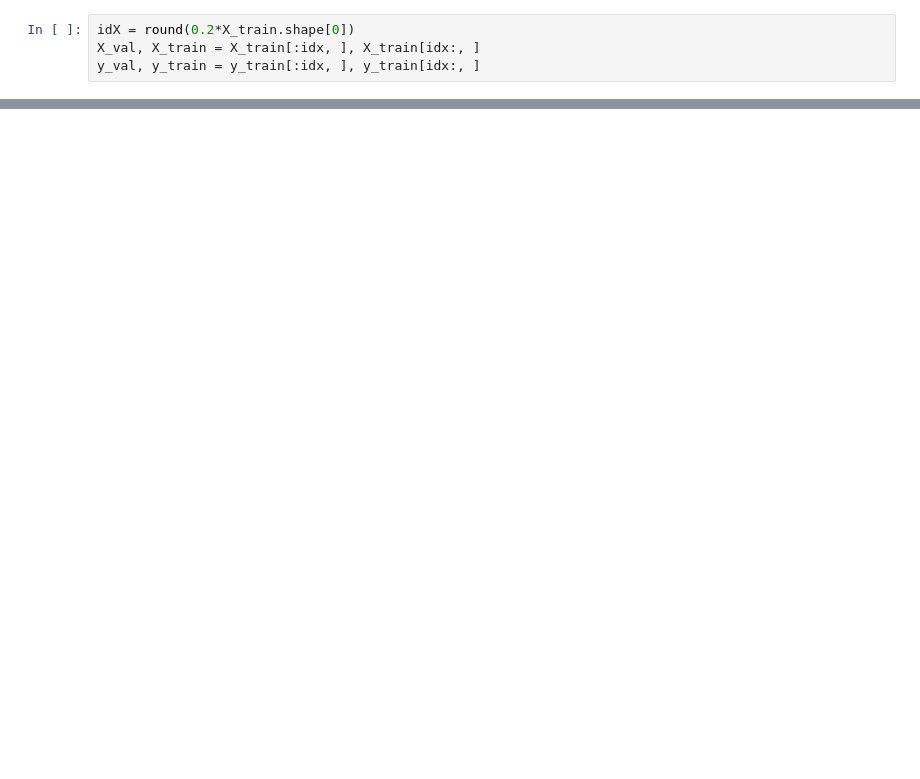
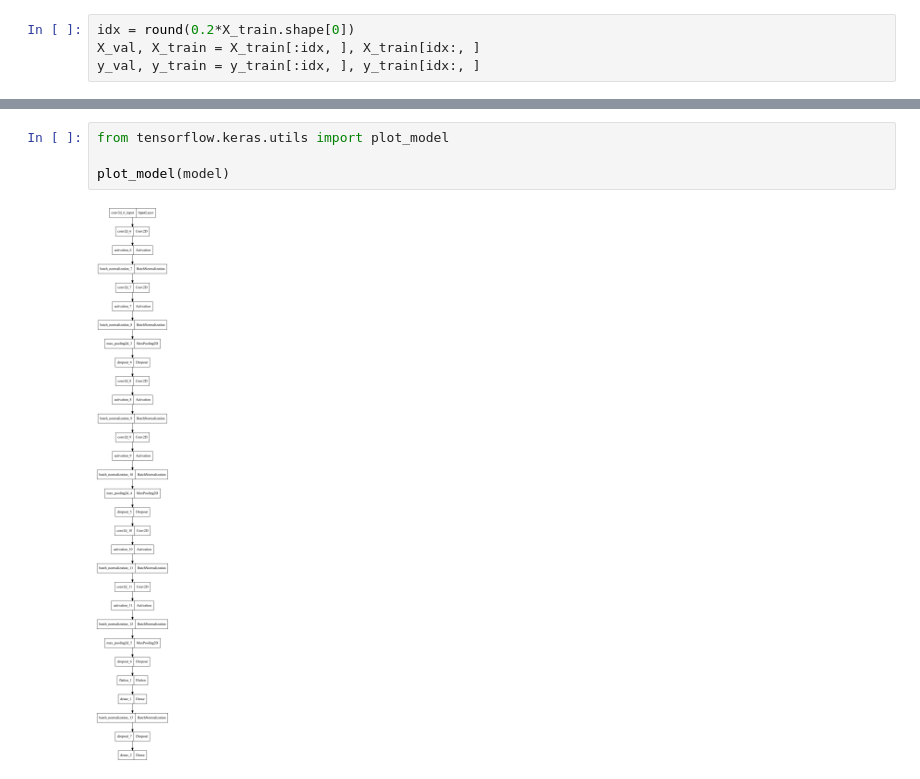
Before and after one commit to PatrickSVM/CIFAR10-Image-Classification-with-CNN, a Jupyter notebook: CIFAR10-Classification.ipynb, the cells around one changed output, grey strips where cells are left out. Cells and saved outputs as stored; diff of their text form; blank space fills up the shorter version.

```diff
--- a/CIFAR10-Classification.ipynb
+++ b/CIFAR10-Classification.ipynb
@@ -144,4 +122,4 @@ for i in range(9):
 # %%
-idX = round(0.2*X_train.shape[0])
+idx = round(0.2*X_train.shape[0])
 X_val, X_train = X_train[:idx, ], X_train[idx:, ]
 y_val, y_train = y_train[:idx, ], y_train[idx:, ]
@@ -309,0 +313,6 @@ Test accuracy = 0.878
+# %%
+from tensorflow.keras.utils import plot_model
+
+plot_model(model)
+# %% [output]
+[figure, added]
```
Also changed, not shown: parts of 23 cells of this notebook, 46 other files.
